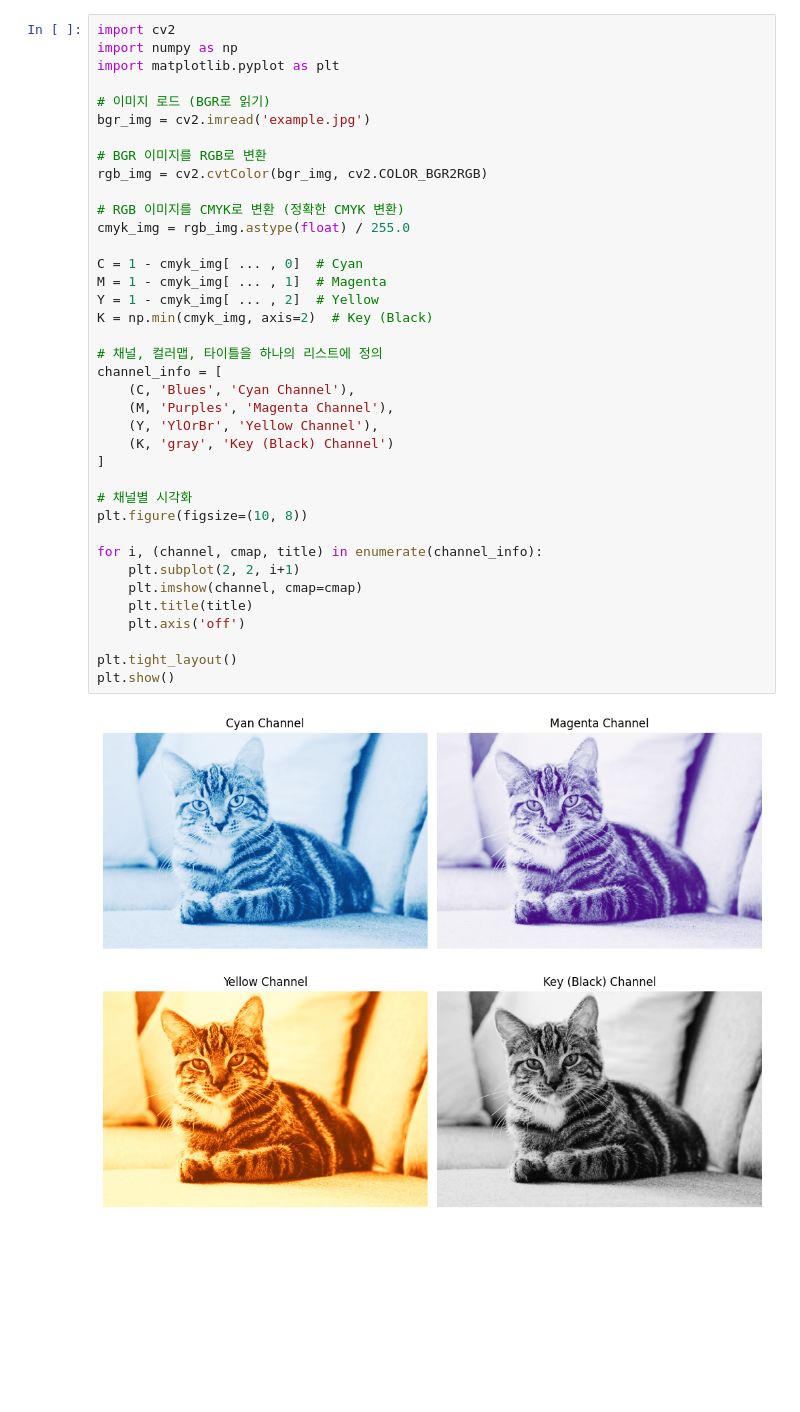
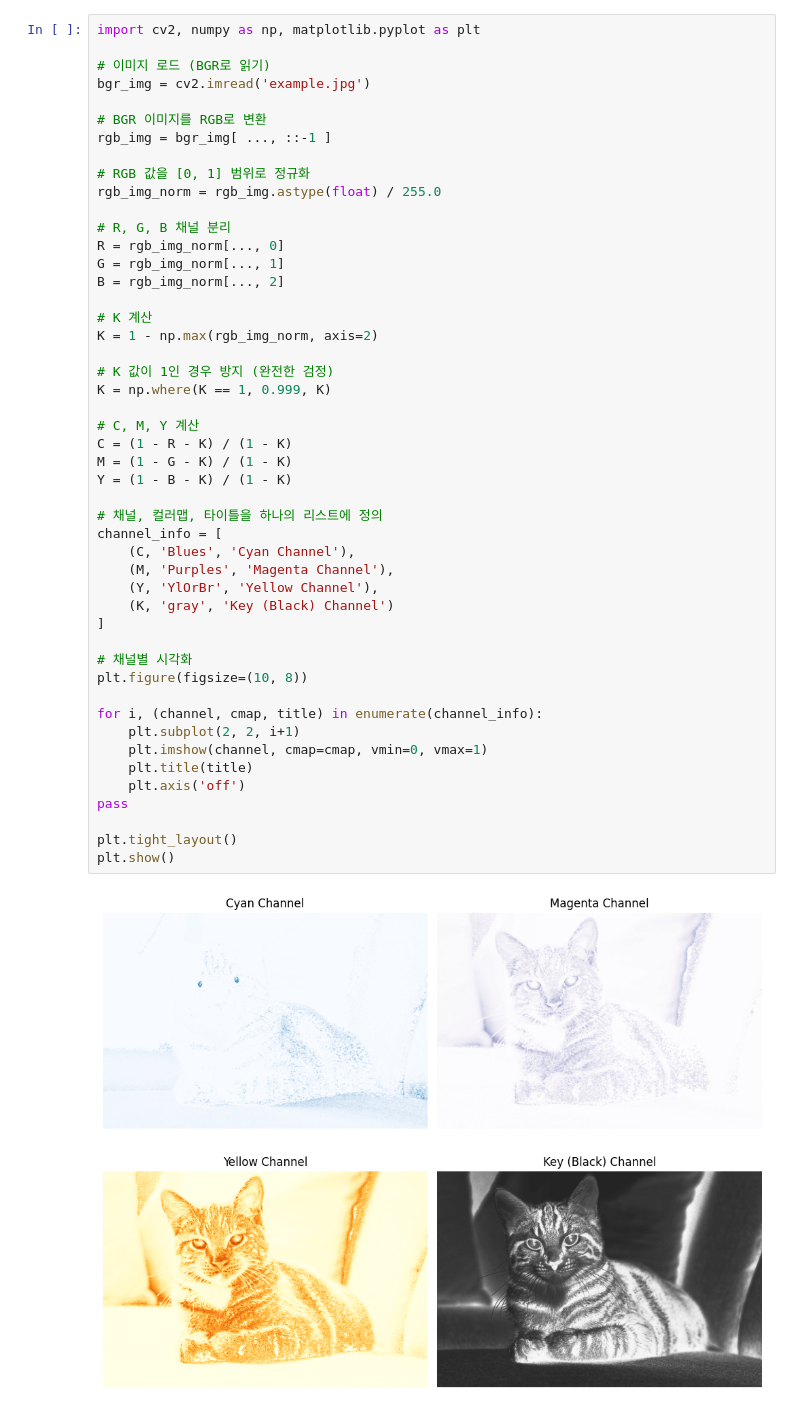
Before and after one commit to sunabove/opencv-python, a Jupyter notebook: ch_06_pixel/0430_컬러공간_RGB_CMYK 변환.ipynb, the cells around one changed output. Cells and saved outputs as stored; diff of their text form; blank space fills up the shorter version.

```diff
--- a/ch_06_pixel/0430_컬러공간_RGB_CMYK 변환.ipynb
+++ b/ch_06_pixel/0430_컬러공간_RGB_CMYK 변환.ipynb
@@ -1,40 +1,50 @@
 # %%
-import cv2
-import numpy as np
-import matplotlib.pyplot as plt
+import cv2, numpy as np, matplotlib.pyplot as plt
 
 # 이미지 로드 (BGR로 읽기)
 bgr_img = cv2.imread('example.jpg')
 
 # BGR 이미지를 RGB로 변환
-rgb_img = cv2.cvtColor(bgr_img, cv2.COLOR_BGR2RGB)
+rgb_img = bgr_img[ ..., ::-1 ]
 
-# RGB 이미지를 CMYK로 변환 (정확한 CMYK 변환)
-cmyk_img = rgb_img.astype(float) / 255.0
+# RGB 값을 [0, 1] 범위로 정규화
+rgb_img_norm = rgb_img.astype(float) / 255.0
 
-C = 1 - cmyk_img[ ... , 0]  # Cyan
-M = 1 - cmyk_img[ ... , 1]  # Magenta
-Y = 1 - cmyk_img[ ... , 2]  # Yellow
-K = np.min(cmyk_img, axis=2)  # Key (Black)
+# R, G, B 채널 분리
+R = rgb_img_norm[..., 0]
+G = rgb_img_norm[..., 1]
+B = rgb_img_norm[..., 2]
+
+# K 계산
+K = 1 - np.max(rgb_img_norm, axis=2)
+
+# K 값이 1인 경우 방지 (완전한 검정)
+K = np.where(K == 1, 0.999, K)
+
+# C, M, Y 계산
+C = (1 - R - K) / (1 - K)
+M = (1 - G - K) / (1 - K)
+Y = (1 - B - K) / (1 - K)
 
 # 채널, 컬러맵, 타이틀을 하나의 리스트에 정의
 channel_info = [
     (C, 'Blues', 'Cyan Channel'),
     (M, 'Purples', 'Magenta Channel'),
     (Y, 'YlOrBr', 'Yellow Channel'),
     (K, 'gray', 'Key (Black) Channel')
 ]
 
 # 채널별 시각화
 plt.figure(figsize=(10, 8))
 
 for i, (channel, cmap, title) in enumerate(channel_info):
     plt.subplot(2, 2, i+1)
-    plt.imshow(channel, cmap=cmap)
+    plt.imshow(channel, cmap=cmap, vmin=0, vmax=1)
     plt.title(title)
     plt.axis('off')
+pass
 
 plt.tight_layout()
 plt.show()
 # %% [output]
-[figure, old version]
+[figure, new version]
```
